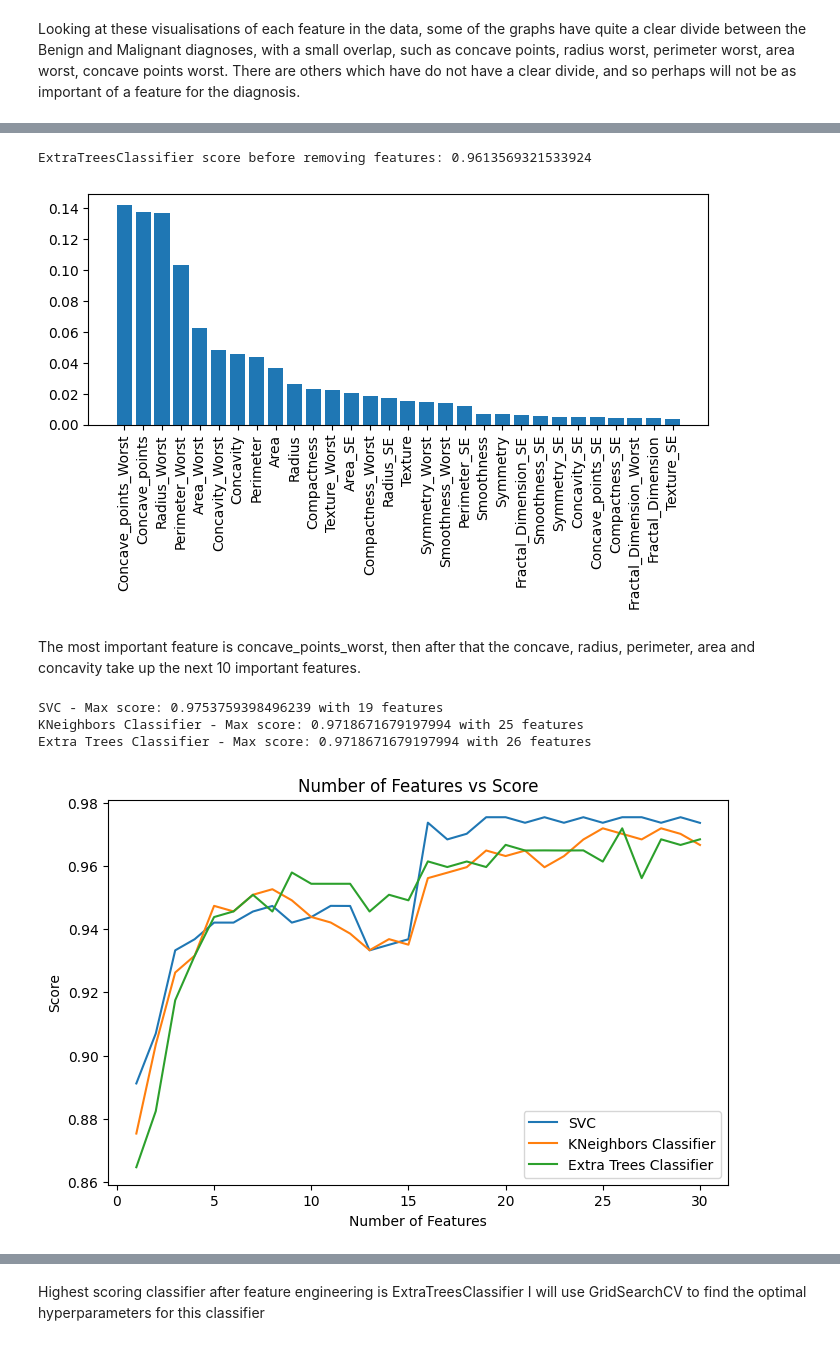
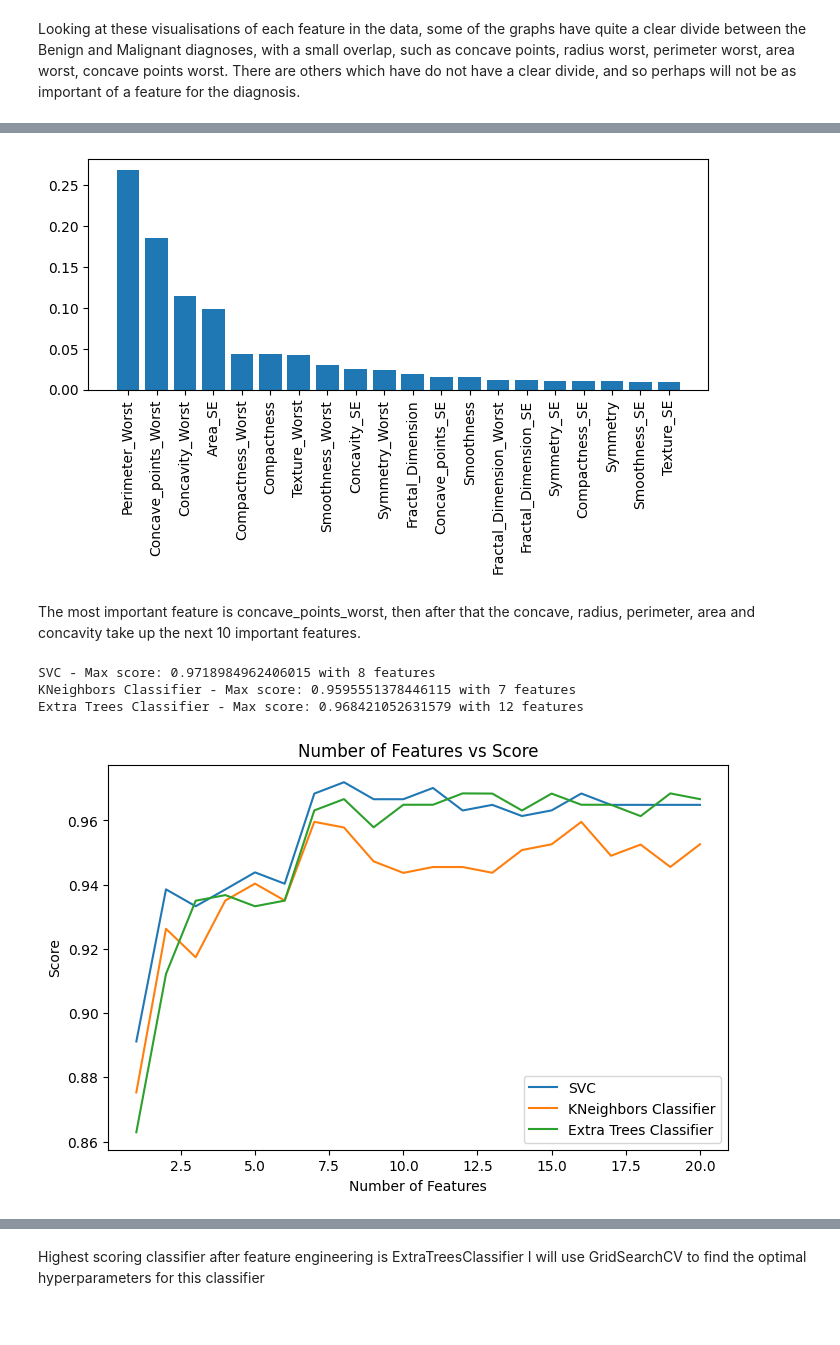
Before and after one commit to DenisBrice/MLProject, a Jupyter notebook: ML_jupyter.ipynb, the cells around one changed output, grey strips where cells are left out. Drawn from its saved outputs; the diff is of its cells as text; code cells hidden in the pictures.

```diff
--- a/ML_jupyter.ipynb
+++ b/ML_jupyter.ipynb
@@ -239,0 +252,18 @@ RandomForestRegressor score: 0.8908803799541435
+# %%
+# List of classifiers with balanced class weights
+scores_balanced_classifiers = {}
+classifiers_balanced = [
+    (RandomForestClassifier(class_weight='balanced'), "RandomForestClassifier"),
+    (SVC(class_weight='balanced'), "SVC"),
+    (ExtraTreesClassifier(class_weight='balanced'), "ExtraTreesClassifier"),
+]
+
+# Train and score each classifier
+for clf, clf_name in classifiers_balanced:
+    clf.fit(X_train, y_train)
+    scores_balanced_classifiers[clf_name] = clf.score(X_test, y_test)
+
+# Print scores in descending order
+sorted_scores = sorted(scores_balanced_classifiers.items(), key=lambda x: x[1], reverse=True)
+for key, value in sorted_scores:
+    print(f'{key} score after class weight balanced: {value}. A difference of {value - scores[key]}')
@@ -240,7 +277,7 @@ RandomForestRegressor score: 0.8908803799541435
 # %%
 #Printing scores after the removal of the columns
-X = df.drop(cols_to_drop, axis=1)
-
+X = df.drop(list(cols_to_drop) + ['Diagnosis'], axis=1)
+print(X.columns)
 X_train, X_test, y_train, y_test = train_test_split(X, y, test_size=0.2, random_state=42)
 scores_after_columns_removed = {}
 
@@ -253,4 +290,8 @@ for clf, clf_name in classifiers:
 sorted_scores = sorted(scores_after_columns_removed.items(), key=lambda x: x[1], reverse=True)
 for key, value in sorted_scores:
     print(f'{key} score after columns removed: {value}. A difference of {value - scores[key]}')
+
+# print average difference of scores
+average_difference = np.mean([value - scores[key] for key, value in sorted_scores])
+print(f'\nAverage difference in scores after removing columns: {average_difference}')
 # %% [output]
@@ -266,0 +318,15 @@ KNeighborsClassifier score after columns removed: 0.9298245614035088. A differen
+# %%
+from sklearn.model_selection import cross_val_score
+
+# Dictionary to store cross-validation scores
+cv_scores = {}
+
+# Perform cross-validation for each classifier
+for clf, clf_name in classifiers:
+    scores = cross_val_score(clf, X, y, cv=5)  # 5-fold cross-validation
+    cv_scores[clf_name] = scores.mean()
+
+# Print cross-validation scores in descending order
+sorted_scores = sorted(cv_scores.items(), key=lambda x: x[1], reverse=True)
+for key, value in sorted_scores:
+    print(f'{key} cross-validation score: {value}')
@@ -267,8 +343,7 @@ KNeighborsClassifier score after columns removed: 0.9298245614035088. A differen
 # %%
 # 4. Feature Engineering
-
-y = df['Diagnosis']
-X = df.drop('Diagnosis', axis=1)
+#y = df['Diagnosis']
+#X = df.drop('Diagnosis', axis=1)
 
 # Scaling my numerical features
 scaler = StandardScaler()
@@ -281,7 +356,7 @@ rfc.fit(X_train, y_train)
 #print(f"ExtraTreesClassifier score before removing features: {rfc.score(X_test, y_test)}")
 
 etc_score = cross_val_score(rfc, X_scaled, y, cv=5)
-print(f"ExtraTreesClassifier score before removing features: {etc_score.mean()}")
+#print(f"ExtraTreesClassifier score before removing features: {etc_score.mean()}")
 
 # visualizing feature importance
 importances = rfc.feature_importances_
@@ -291,8 +366,7 @@ plt.bar(range(X_train.shape[1]), importances[indices])
 plt.xticks(range(X_train.shape[1]), X_train.columns[indices], rotation=90)
 plt.show()
 # %% [output]
-ExtraTreesClassifier score before removing features: 0.9613569321533924
-[figure, old version]
+[figure, new version]
 # %% [markdown]
 The most important feature is concave_points_worst, then after that the concave, radius, perimeter, area and concavity take up the next 10 important features.
 # %%
@@ -303,7 +377,7 @@ from sklearn.model_selection import KFold
 
 # shortened list of classifiers for easier testing
 classifiers = [
-    (SVC(), "SVC"),
+    (SVC(probability=True), "SVC"),
     (KNeighborsClassifier(), "KNeighbors Classifier"),
     (ExtraTreesClassifier(), "Extra Trees Classifier")
 ]
@@ -326,37 +400,37 @@ plt.figure(figsize=(8, 5))
 selected_features_dict = {}
 
 for clf, clf_type in classifiers:
     features_scores = []
     for i in range(1,len(X.columns)+1):
         pipeline = Pipeline([
             ('selector', SelectKBest(score_func=f_classif, k=i)),
             ('classifier', clf)
         ])
         scores = cross_val_score(pipeline, X_scaled, y, cv=KFold(n_splits=10))
         mean_score = scores.mean()
         features_scores.append((i, mean_score))
 
     plt.plot([i[0] for i in features_scores], [i[1] for i in features_scores], label=clf_type)
 
     max_score = max(features_scores, key=lambda x: x[1])
     print(f'{clf_type} - Max score: {max_score[1]} with {max_score[0]} features')
 
     # Store the optimal number of features for this classifier in a dictionary
     selector = SelectKBest(score_func=f_classif, k=max_score[0])
     X_selected = selector.fit_transform(X_scaled, y)
     selected_features = X.columns[selector.get_support()]
-    selected_features_dict[clf] = selected_features
+    selected_features_dict[clf_type] = selected_features
 
 
 plt.xlabel('Number of Features')
 plt.ylabel('Score')
 plt.title('Number of Features vs Score')
 plt.legend()
 plt.show()
 # %% [output]
-SVC - Max score: 0.9753759398496239 with 19 features
-KNeighbors Classifier - Max score: 0.9718671679197994 with 25 features
-Extra Trees Classifier - Max score: 0.9718671679197994 with 26 features
+SVC - Max score: 0.9718984962406015 with 8 features
+KNeighbors Classifier - Max score: 0.9595551378446115 with 7 features
+Extra Trees Classifier - Max score: 0.968421052631579 with 12 features
-[figure, old version]
+[figure, new version]
 # %% [markdown]
 I was originally using train_test_split() on ExtraTreesClassifier() but received different results on the graph each time, so I switched to cross_val_score() to be more thorough. With using train_test_split() I was often getting a max score at around 10 features, but using cross_val_score() the max score tends to be around 25 features. Out of a total of 30 features, I won't be losing many features to help the models run more efficiently. I then put this pipeline inside a for loop to iterate through each of my classifiers in my classifiers list. There is a trend across all of them to increase at around 17, and peak around 25.
```
Also changed, not shown: parts of 19 cells of this notebook, 8 other files.
